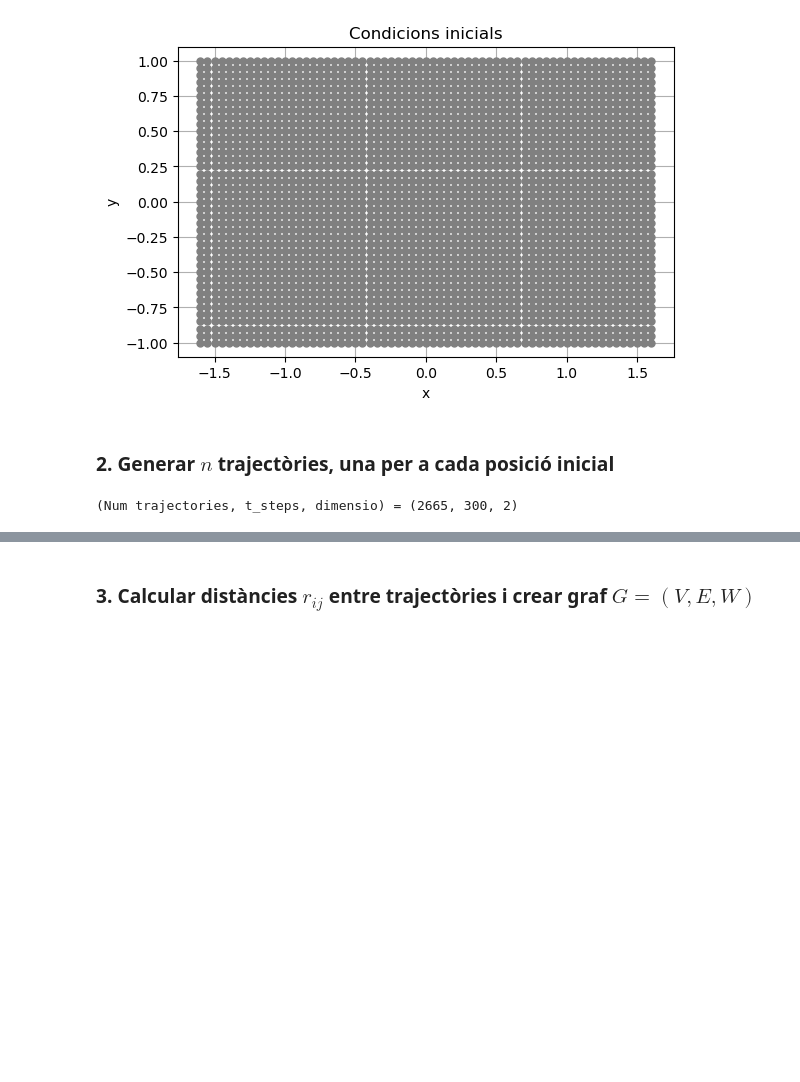
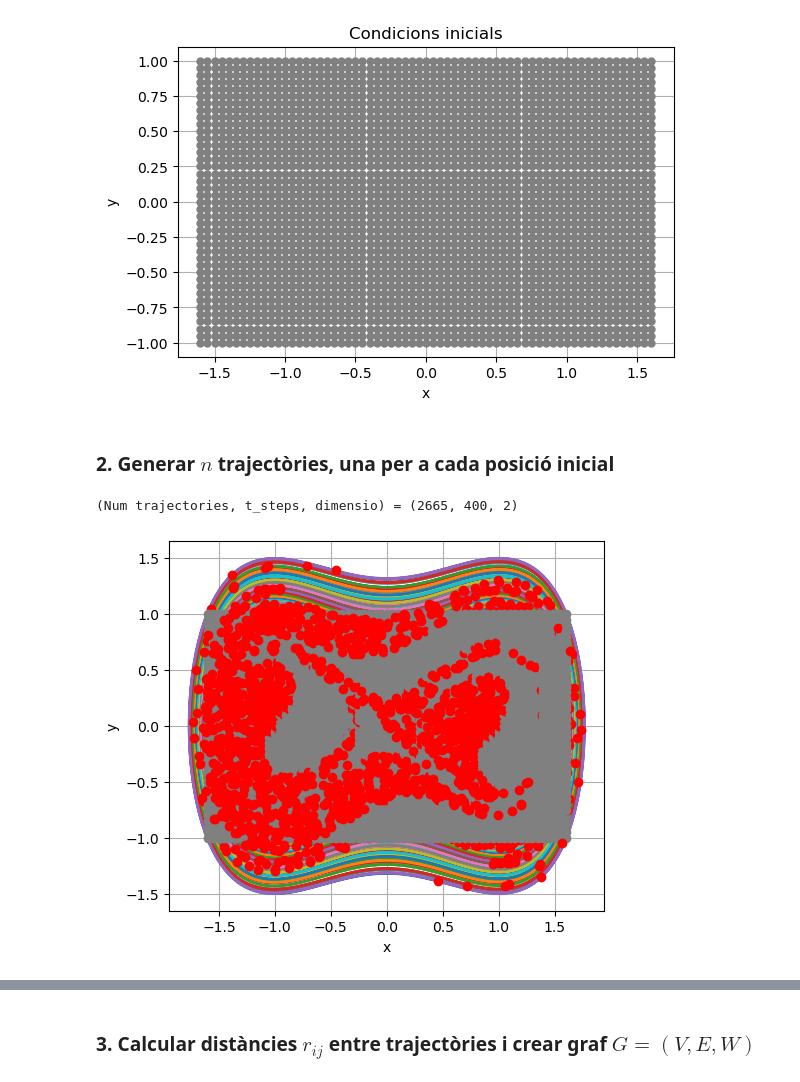
Before and after one commit to victor-lopz/spectral-clustering, a Jupyter notebook: clustering/duffing.ipynb, the cells around one changed output, grey strips where cells are left out. Drawn from its saved outputs; the diff is of its cells as text; code cells hidden in the pictures; blank space fills up the shorter version.

```diff
--- a/clustering/duffing.ipynb
+++ b/clustering/duffing.ipynb
@@ -26,21 +26,21 @@ def edo_duffing(t, z, random, epsilon, funcio_soroll):
     """
     x, y = z
     soroll = epsilon *  random * funcio_soroll(t)
-    camp_vectorial = [y + soroll, x - x**3]
-    return np.array(camp_vectorial)
+    return [y + soroll, x - x**3]
 # %% [markdown]
 ##### Paràmetres
 # %%
 epsilon = 0
 funcio_soroll = np.sin
 dimensio = 2
-t_span = (0, 6*np.pi)
-t_steps = 300
+t_span = (0, 4*np.pi)
+t_steps = 400
 t_valors = np.linspace(t_span[0], t_span[1], t_steps)
 x_min, x_max = (-1.6, 1.6)
 y_min, y_max = (-1, 1)
 espai_entre_punts_malla = 0.05
-constant_diagonal = 10000
+constant_diagonal = 1000
+max_clusters = 40
 # %% [markdown]
 ### Gràfiques
 # %%
@@ -164,8 +164,7 @@ def generar_malla_condicions_inicials(
     num_y = int(round((y_range[1] - y_range[0]) / step_size)) + 1
     x = np.linspace(x_range[0], x_range[1], num_x)
     y = np.linspace(y_range[0], y_range[1], num_y)
-    n = num_x * num_y
-    malla = np.empty((n, 2))
+    malla = np.empty((num_x * num_y, 2))
     malla[:, 0] = np.repeat(x, num_y) # repetim cada valor de x num_y vegades
     malla[:, 1] = np.tile(y, num_x) # repetim tot el vector y num_x vegades
     print(f"Nombre de trajectòries = {len(malla)} = {num_y} files * {num_x} columnes")
@@ -191,27 +190,26 @@ def generar_trajectories(edo,
     """
     Paràmetres:
         edo: funció que representa el camp vectorial d'una EDO
-        num_trajectories: nombre de trajectòries a generar
         condicions_inicials: llista que conté condicions inicials [x0,y0]
         t_valors: np.array[float], conté els instants de temps on avaluem l'EDO
 
     Cada trajectòria és la solució de l'EDO avaluada en els instants de temps indicats.
     """
+    num_trajectories = len(condicions_inicials)
+    t_steps = len(t_valors)
     trajectories = np.zeros((num_trajectories, t_steps, dimensio))
     valor_random = np.random.uniform(0, 2)
+    args = (valor_random, epsilon, funcio_soroll)
     for i, ci in enumerate(condicions_inicials):
-        arguments_extra = (valor_random, epsilon, funcio_soroll)
-        sol = solve_ivp(edo, t_span, ci, t_eval=t_valors, args=arguments_extra)
-        trajectoria = np.vstack([sol.y[0], sol.y[1]])
-        trajectoria = trajectoria.T
-        trajectories[i] = trajectoria
+        sol = scipy.integrate.solve_ivp(edo, t_span, ci, t_eval=t_valors, args=args)
+        trajectories[i] = sol.y.T
     return trajectories
 # %%
 trajectories = generar_trajectories(edo_duffing, condicions_inicials, t_span, t_valors)
 print("(Num trajectories, t_steps, dimensio) =", trajectories.shape)
 # %% [output]
-(Num trajectories, t_steps, dimensio) = (2665, 300, 2)
+(Num trajectories, t_steps, dimensio) = (2665, 400, 2)
 # %%
-# grafica_trajectories(trajectories, dibuixa_regions=False)
-# exemples = np.array((trajectories[15], trajectories[23]))
-# grafica_trajectories(exemples)
+grafica_trajectories(trajectories, dibuixa_regions=False)
+# %% [output]
+[figure, added]
```
Also changed, not shown: parts of 17 cells of this notebook.
